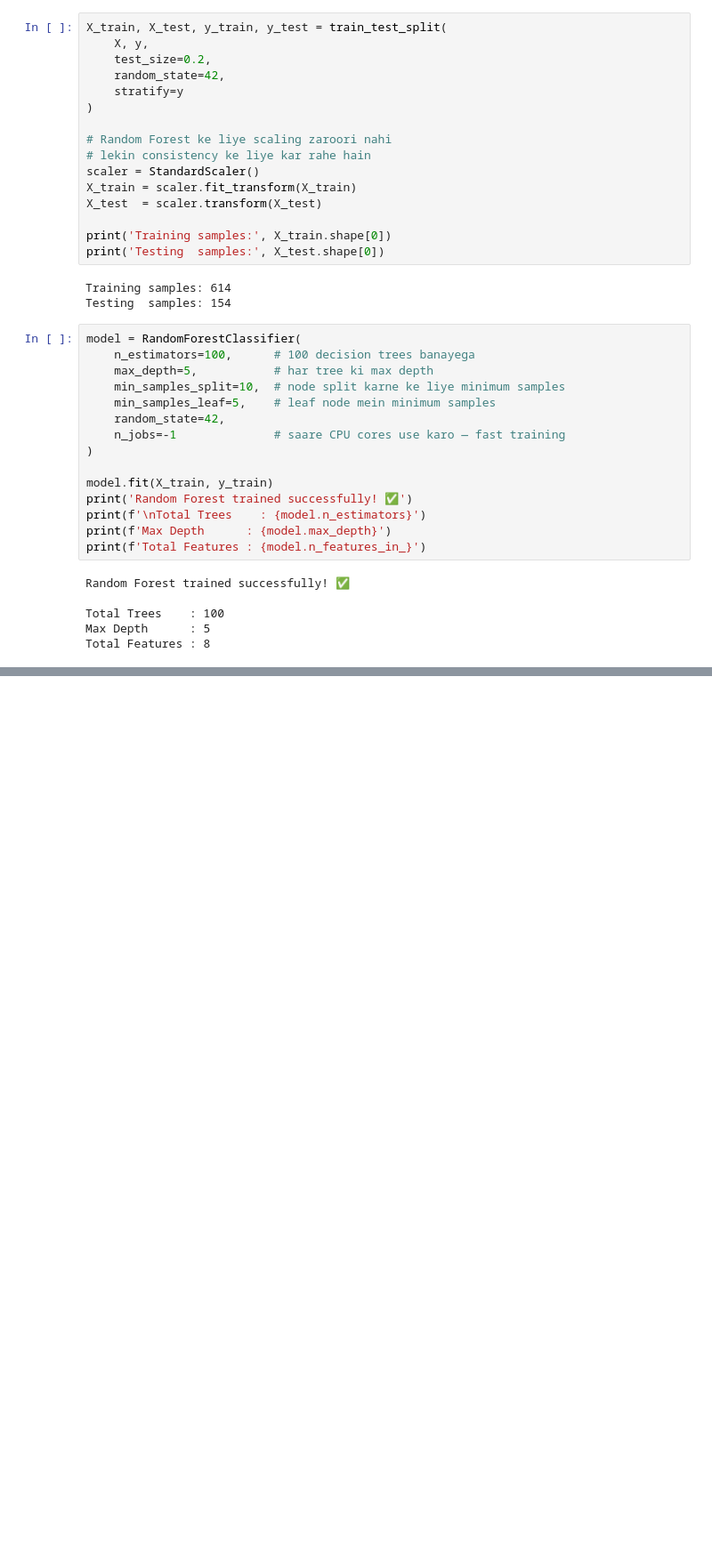
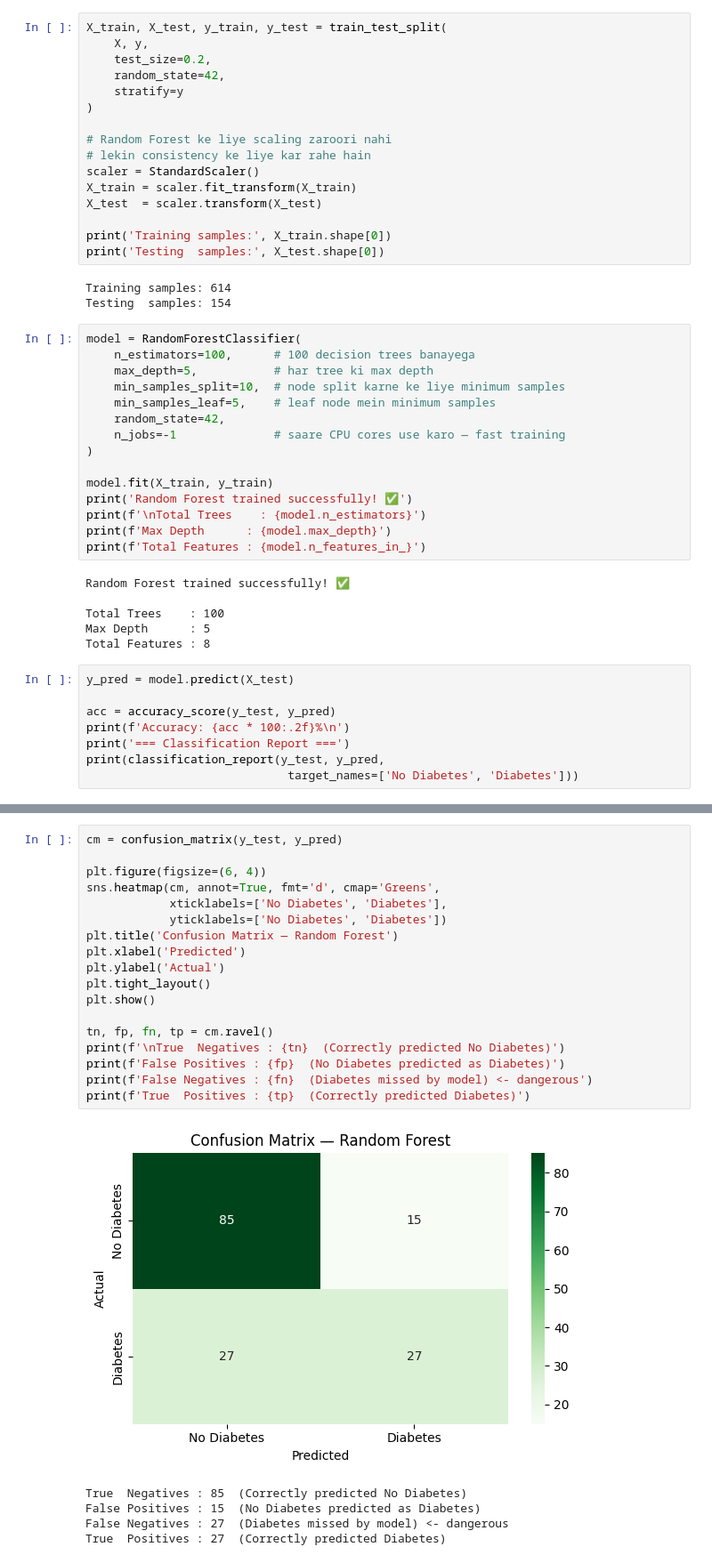
Before and after one commit to abdullah123-collab/Machine_Learning-, a Jupyter notebook: Basics/Comparing_Models/Diabetes/Random_Forest.ipynb, the cells around one changed output, grey strips where cells are left out. Shown at 89% size. Cells and saved outputs as stored; diff of their text form; blank space fills up the shorter version.

Commit message:
Model Accuracy

```diff
--- a/Basics/Comparing_Models/Diabetes/Random_Forest.ipynb
+++ b/Basics/Comparing_Models/Diabetes/Random_Forest.ipynb
@@ -191,3 +191,11 @@ Random Forest trained successfully! ✅
 Total Trees    : 100
 Max Depth      : 5
 Total Features : 8
+# %%
+y_pred = model.predict(X_test)
+
+acc = accuracy_score(y_test, y_pred)
+print(f'Accuracy: {acc * 100:.2f}%\n')
+print('=== Classification Report ===')
+print(classification_report(y_test, y_pred,
+                             target_names=['No Diabetes', 'Diabetes']))
@@ -193,0 +214,24 @@ Total Features : 8
+# %%
+cm = confusion_matrix(y_test, y_pred)
+
+plt.figure(figsize=(6, 4))
+sns.heatmap(cm, annot=True, fmt='d', cmap='Greens',
+            xticklabels=['No Diabetes', 'Diabetes'],
+            yticklabels=['No Diabetes', 'Diabetes'])
+plt.title('Confusion Matrix — Random Forest')
+plt.xlabel('Predicted')
+plt.ylabel('Actual')
+plt.tight_layout()
+plt.show()
+
+tn, fp, fn, tp = cm.ravel()
+print(f'\nTrue  Negatives : {tn}  (Correctly predicted No Diabetes)')
+print(f'False Positives : {fp}  (No Diabetes predicted as Diabetes)')
+print(f'False Negatives : {fn}  (Diabetes missed by model) <- dangerous')
+print(f'True  Positives : {tp}  (Correctly predicted Diabetes)')
+# %% [output]
+[figure, added]
+True  Negatives : 85  (Correctly predicted No Diabetes)
+False Positives : 15  (No Diabetes predicted as Diabetes)
+False Negatives : 27  (Diabetes missed by model) <- dangerous
+True  Positives : 27  (Correctly predicted Diabetes)
```
Also changed, not shown: parts of 3 cells of this notebook.
